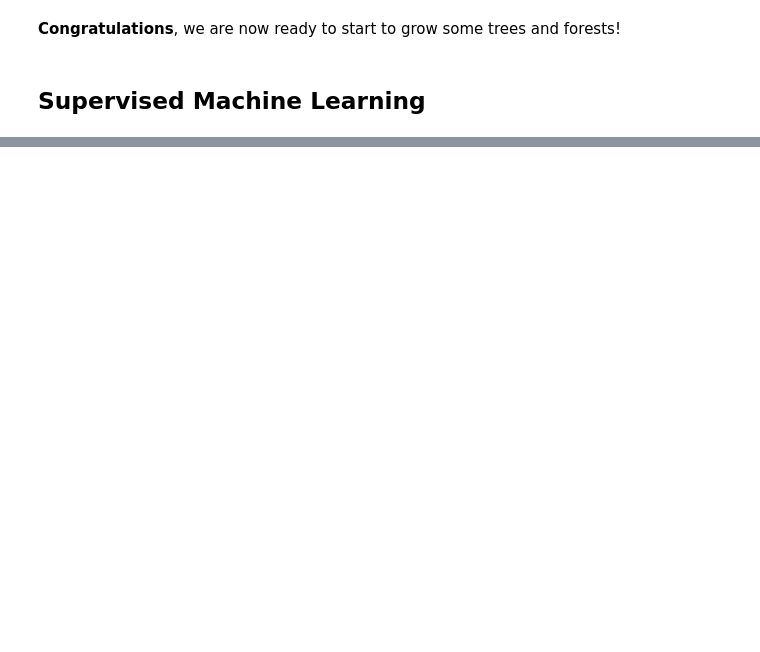
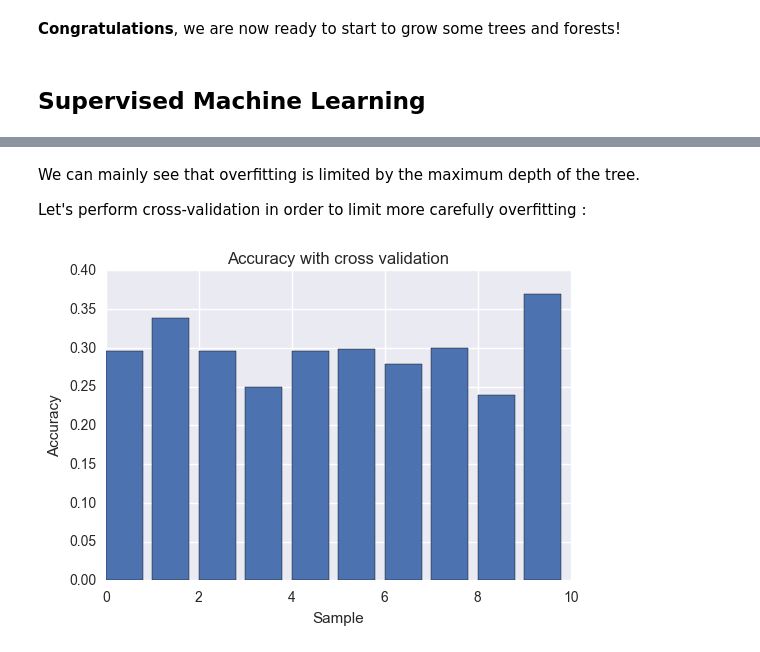
Before and after one commit to loistal/ADA_lab1, a Jupyter notebook: 04 - Applied ML/Football Players ML.ipynb, the cells around one changed output, grey strips where cells are left out. Drawn from its saved outputs; the diff is of its cells as text; code cells hidden in the pictures; blank space fills up the shorter version.

```diff
--- a/04 - Applied ML/Football Players ML.ipynb
+++ b/04 - Applied ML/Football Players ML.ipynb
@@ -285,0 +296,16 @@ print(acc)
+# %%
+# Define parameters for the model
+max_features = ['sqrt', 'log2', None]
+max_depth = [10, 100, 1000]
+min_samples_split = [2, 4, 6]
+
+for i in max_features:
+    for j in max_depth:
+        for k in min_samples_split:
+            print('max_feature : {}, max_depth : {}, min_samples_split : {}.'.format(i, j, k))
+
+            rfc = RandomForestClassifier(max_features=i, max_depth=j, min_samples_split=k)
+            rfc.fit(dataset, labels)
+            y_pred = rfc.predict(dataset)
+
+            print('--- Accuracy : {} %.'.format(metrics.accuracy_score(labels, y_pred) * 100))
@@ -285,0 +330,22 @@ print(acc)
+# %% [markdown]
+We can mainly see that overfitting is limited by the maximum depth of the tree.
+
+Let's perform cross-validation in order to limit more carefully overfitting :
+# %%
+from sklearn.cross_validation import cross_val_score
+
+rfc = RandomForestClassifier()
+
+# Perform the cross validation with 10 different combinations
+acc = cross_val_score(rfc, train, labels, cv=10, scoring='accuracy')
+
+fig, ax = plt.subplots()
+
+ax.bar(left=np.arange(10), height=acc)
+ax.set_title('Accuracy with cross validation')
+ax.set_xlabel('Sample')
+ax.set_ylabel('Accuracy')
+
+plt.show()
+# %% [output]
+[figure, added]
```
Also changed, not shown: parts of 14 cells of this notebook.
